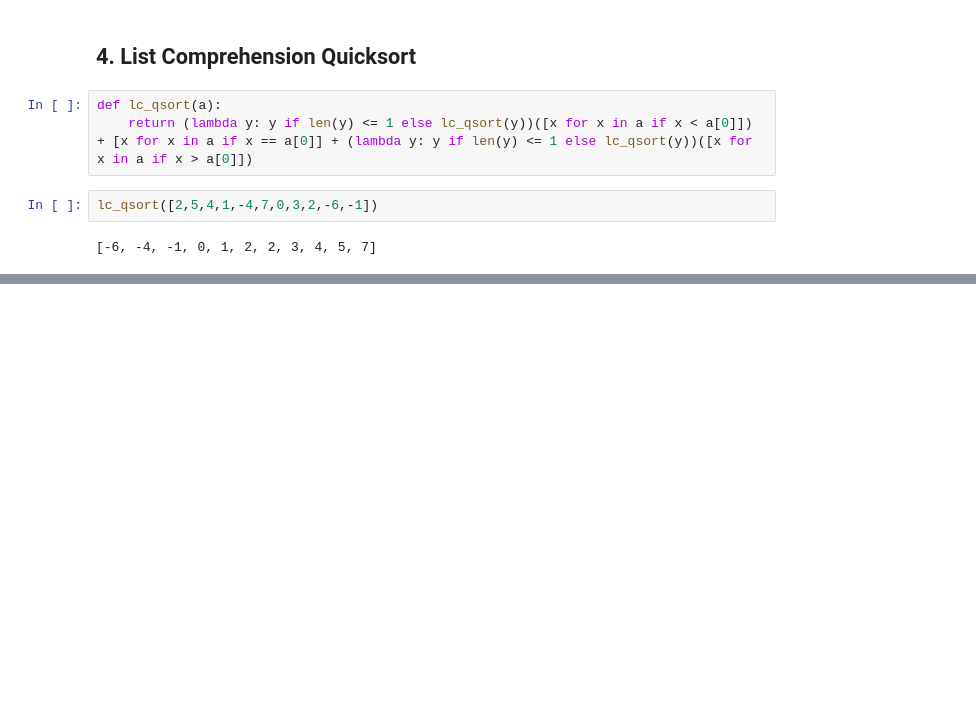
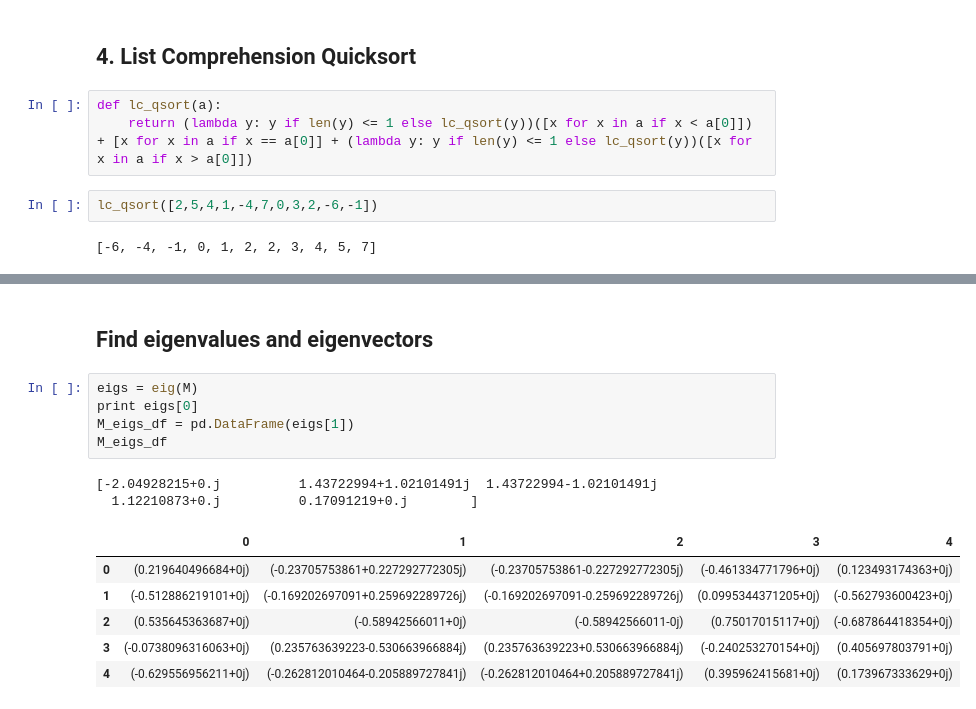
Before and after one commit to levdikpavel/Data_Mining_In_Action, a Jupyter notebook: python_hw.ipynb, the cells around one changed output, grey strips where cells are left out. Cells and saved outputs as stored; diff of their text form; blank space fills up the shorter version.

```diff
--- a/python_hw.ipynb
+++ b/python_hw.ipynb
@@ -93,0 +190,16 @@ lc_qsort([2,5,4,1,-4,7,0,3,2,-6,-1])
+# %% [markdown]
+## Find eigenvalues and eigenvectors
+# %%
+eigs = eig(M)
+print eigs[0]
+M_eigs_df = pd.DataFrame(eigs[1])
+M_eigs_df
+# %% [output]
+[-2.04928215+0.j          1.43722994+1.02101491j  1.43722994-1.02101491j
+  1.12210873+0.j          0.17091219+0.j        ]
+|  | 0 | 1 | 2 | 3 | 4 |
+| 0 | (0.219640496684+0j) | (-0.23705753861+0.227292772305j) | (-0.23705753861-0.227292772305j) | (-0.461334771796+0j) | (0.123493174363+0j) |
+| 1 | (-0.512886219101+0j) | (-0.169202697091+0.259692289726j) | (-0.169202697091-0.259692289726j) | (0.0995344371205+0j) | (-0.562793600423+0j) |
+| 2 | (0.535645363687+0j) | (-0.58942566011+0j) | (-0.58942566011-0j) | (0.75017015117+0j) | (-0.687864418354+0j) |
+| 3 | (-0.0738096316063+0j) | (0.235763639223-0.530663966884j) | (0.235763639223+0.530663966884j) | (-0.240253270154+0j) | (0.405697803791+0j) |
+| 4 | (-0.629556956211+0j) | (-0.262812010464-0.205889727841j) | (-0.262812010464+0.205889727841j) | (0.395962415681+0j) | (0.173967333629+0j) |
```
Also changed, not shown: parts of 17 cells of this notebook.
